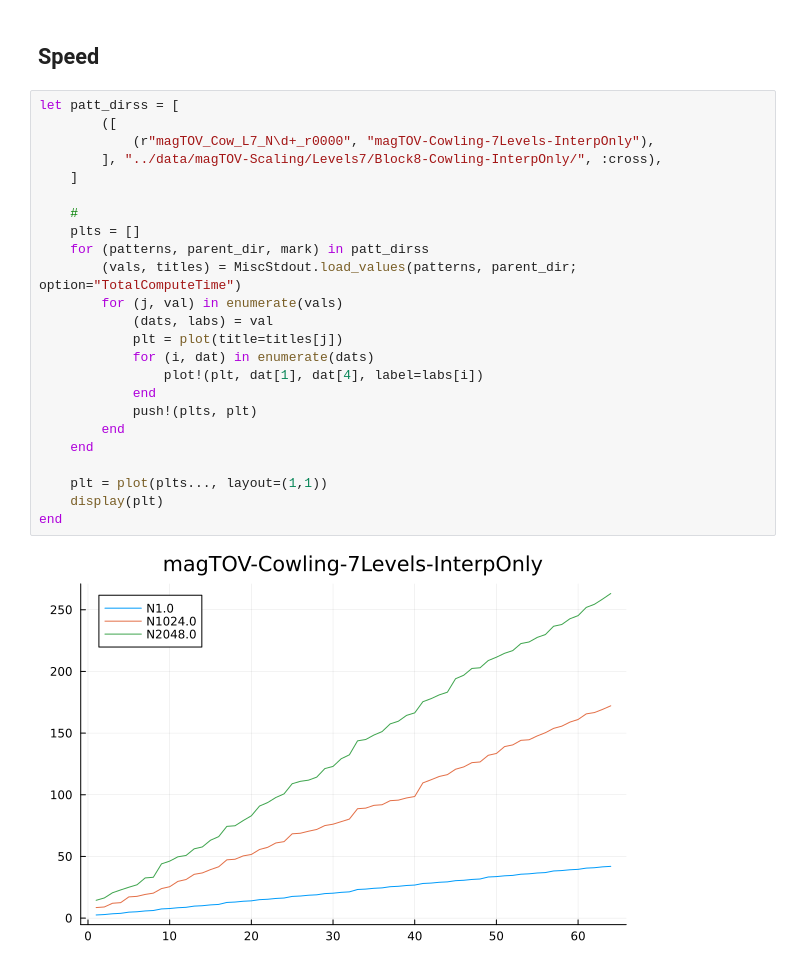
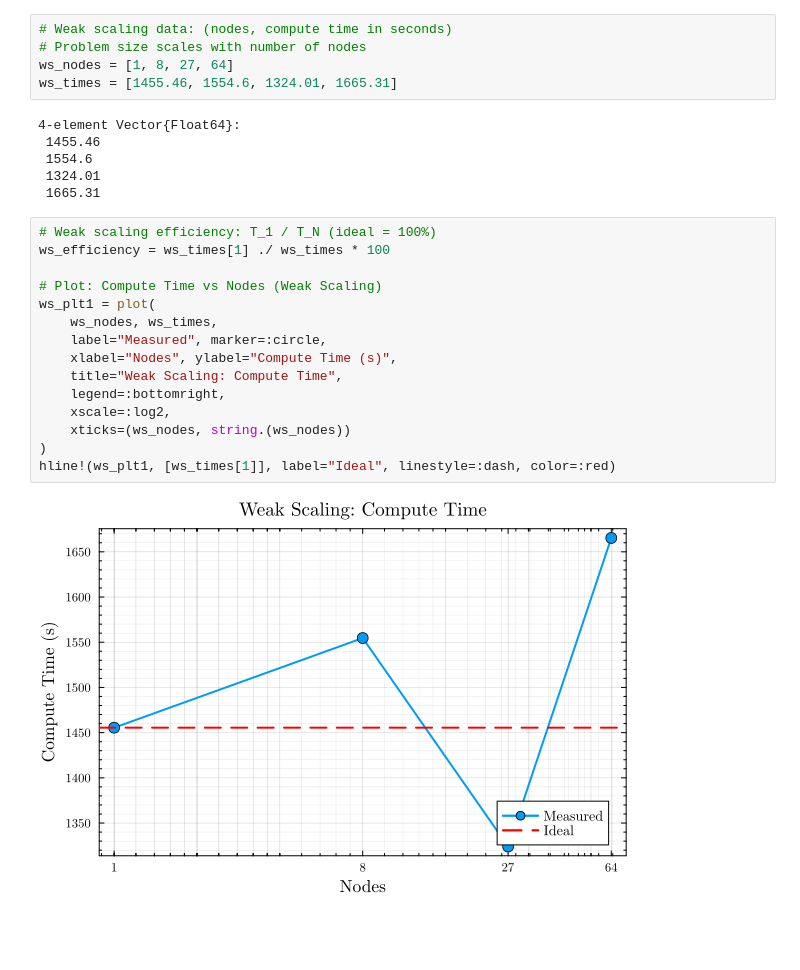
Before and after one commit to lwJi/ETK-Scaling-Tests, a Jupyter notebook: frontier/ipynb-2025/BBHCloud-8lvl-nocool.ipynb, the cells around one changed output. Saved outputs shown, nothing was run; the diff lists cells and outputs as text; blank space fills up the shorter version.

```diff
--- a/frontier/ipynb-2025/BBHCloud-8lvl-nocool.ipynb
+++ b/frontier/ipynb-2025/BBHCloud-8lvl-nocool.ipynb
@@ -224,28 +110,28 @@ Zcs/sec
-# %% [markdown]
-## Speed
-# %%
-let patt_dirss = [
-        ([
-            (r"magTOV_Cow_L7_N\d+_r0000", "magTOV-Cowling-7Levels-InterpOnly"),
-        ], "../data/magTOV-Scaling/Levels7/Block8-Cowling-InterpOnly/", :cross),
-    ]
-
-    #
-    plts = []
-    for (patterns, parent_dir, mark) in patt_dirss
-        (vals, titles) = MiscStdout.load_values(patterns, parent_dir; option="TotalComputeTime")
-        for (j, val) in enumerate(vals)
-            (dats, labs) = val
-            plt = plot(title=titles[j])
-            for (i, dat) in enumerate(dats)
-                plot!(plt, dat[1], dat[4], label=labs[i])
-            end
-            push!(plts, plt)
-        end
-    end
-
-    plt = plot(plts..., layout=(1,1))
-    display(plt)
-end
-# %% [output]
-[figure, removed]
+# %%
+# Weak scaling data: (nodes, compute time in seconds)
+# Problem size scales with number of nodes
+ws_nodes = [1, 8, 27, 64]
+ws_times = [1455.46, 1554.6, 1324.01, 1665.31]
+# %% [output]
+4-element Vector{Float64}:
+ 1455.46
+ 1554.6
+ 1324.01
+ 1665.31
+# %%
+# Weak scaling efficiency: T_1 / T_N (ideal = 100%)
+ws_efficiency = ws_times[1] ./ ws_times * 100
+
+# Plot: Compute Time vs Nodes (Weak Scaling)
+ws_plt1 = plot(
+    ws_nodes, ws_times,
+    label="Measured", marker=:circle,
+    xlabel="Nodes", ylabel="Compute Time (s)",
+    title="Weak Scaling: Compute Time",
+    legend=:bottomright,
+    xscale=:log2,
+    xticks=(ws_nodes, string.(ws_nodes))
+)
+hline!(ws_plt1, [ws_times[1]], label="Ideal", linestyle=:dash, color=:red)
+# %% [output]
+[figure, added]
```
Also changed, not shown: parts of 21 cells of this notebook.
